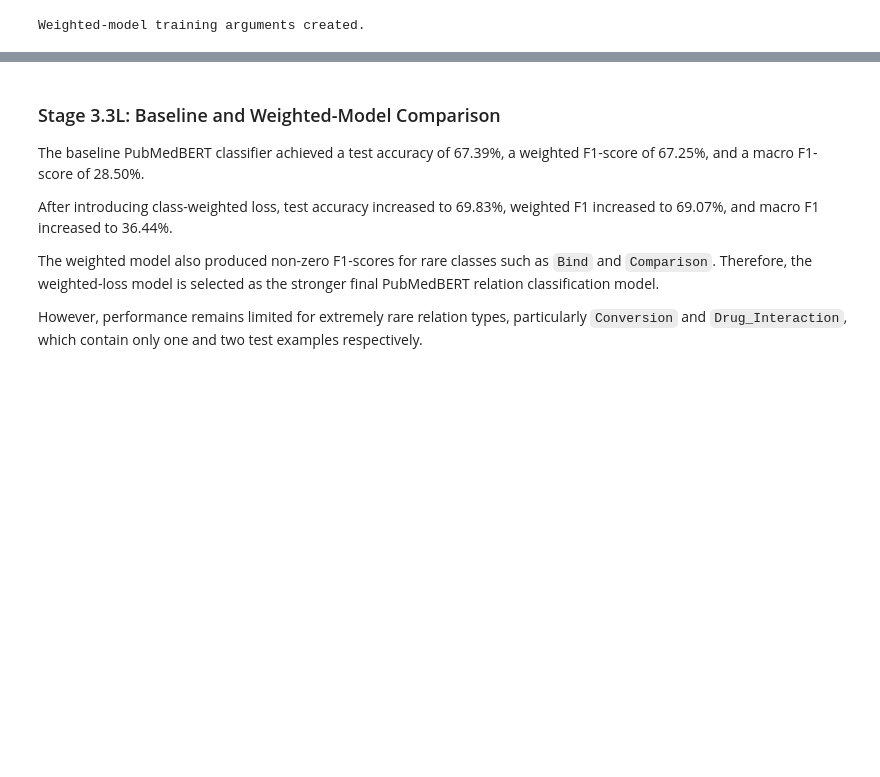
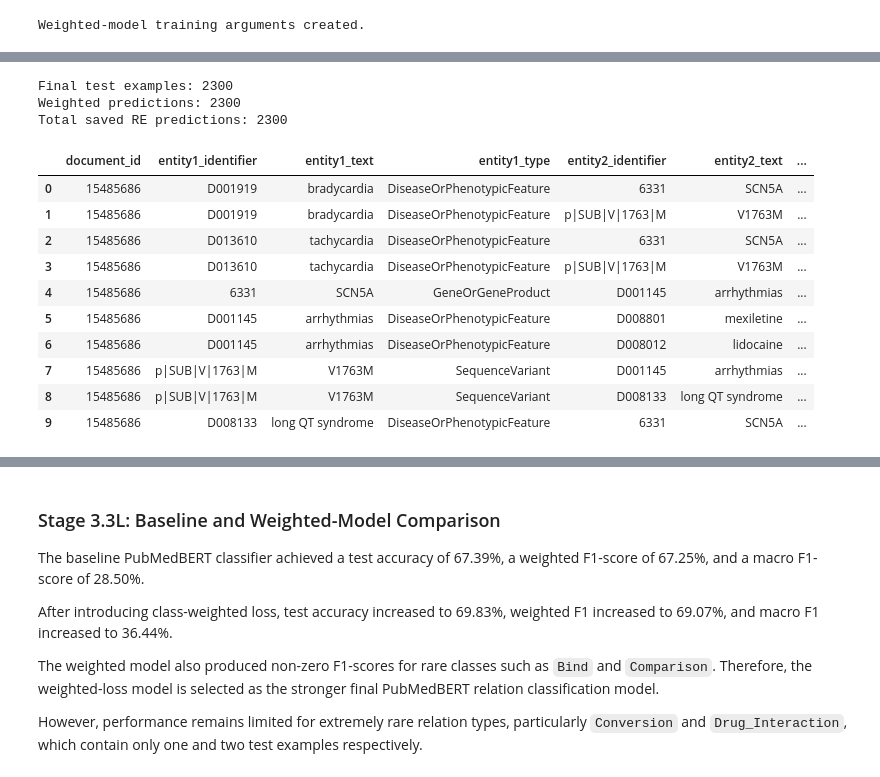
Before and after one commit to Mridul33/capstone-project, a Jupyter notebook: Stage_3.1-3.3_NER_RE.ipynb, the cells around one changed output, grey strips where cells are left out. Saved outputs shown, nothing was run; the diff lists cells and outputs as text; code cells hidden in the pictures; blank space fills up the shorter version.

Commit message:
saved the test predictions for KG

```diff
--- a/Stage_3.1-3.3_NER_RE.ipynb
+++ b/Stage_3.1-3.3_NER_RE.ipynb
@@ -1586,0 +1595,60 @@ Positive_Correlation     0.4945    0.6883    0.5755       324
+# %%
+# Prepare final class-weighted PubMedBERT RE predictions
+# for Knowledge Graph construction
+
+import pandas as pd
+
+print("Final test examples:", len(final_test_re))
+print("Weighted predictions:", len(weighted_predicted_labels))
+
+assert len(final_test_re) == len(weighted_predicted_labels), \
+    "Prediction/example count mismatch!"
+
+re_prediction_rows = []
+
+for example, predicted_id in zip(
+    final_test_re,
+    weighted_predicted_labels
+):
+    re_prediction_rows.append({
+        "document_id": example["document_id"],
+
+        "entity1_identifier": example["entity1_identifier"],
+        "entity1_text": example["entity1_text"],
+        "entity1_type": example["entity1_type"],
+
+        "entity2_identifier": example["entity2_identifier"],
+        "entity2_text": example["entity2_text"],
+        "entity2_type": example["entity2_type"],
+
+        "gold_relation": example["relation_label"],
+        "predicted_relation": relation_id_to_label[
+            int(predicted_id)
+        ]
+    })
+
+pubmedbert_re_predictions_df = pd.DataFrame(
+    re_prediction_rows
+)
+
+print(
+    "Total saved RE predictions:",
+    len(pubmedbert_re_predictions_df)
+)
+
+display(pubmedbert_re_predictions_df.head(10))
+# %% [output]
+Final test examples: 2300
+Weighted predictions: 2300
+Total saved RE predictions: 2300
+|  | document_id | entity1_identifier | entity1_text | entity1_type | entity2_identifier | entity2_text | ... |
+| 0 | 15485686 | D001919 | bradycardia | DiseaseOrPhenotypicFeature | 6331 | SCN5A | ... |
+| 1 | 15485686 | D001919 | bradycardia | DiseaseOrPhenotypicFeature | p|SUB|V|1763|M | V1763M | ... |
+| 2 | 15485686 | D013610 | tachycardia | DiseaseOrPhenotypicFeature | 6331 | SCN5A | ... |
+| 3 | 15485686 | D013610 | tachycardia | DiseaseOrPhenotypicFeature | p|SUB|V|1763|M | V1763M | ... |
+| 4 | 15485686 | 6331 | SCN5A | GeneOrGeneProduct | D001145 | arrhythmias | ... |
+| 5 | 15485686 | D001145 | arrhythmias | DiseaseOrPhenotypicFeature | D008801 | mexiletine | ... |
+| 6 | 15485686 | D001145 | arrhythmias | DiseaseOrPhenotypicFeature | D008012 | lidocaine | ... |
+| 7 | 15485686 | p|SUB|V|1763|M | V1763M | SequenceVariant | D001145 | arrhythmias | ... |
+| 8 | 15485686 | p|SUB|V|1763|M | V1763M | SequenceVariant | D008133 | long QT syndrome | ... |
+| 9 | 15485686 | D008133 | long QT syndrome | DiseaseOrPhenotypicFeature | 6331 | SCN5A | ... |
```
Also changed, not shown: parts of 16 cells of this notebook.
